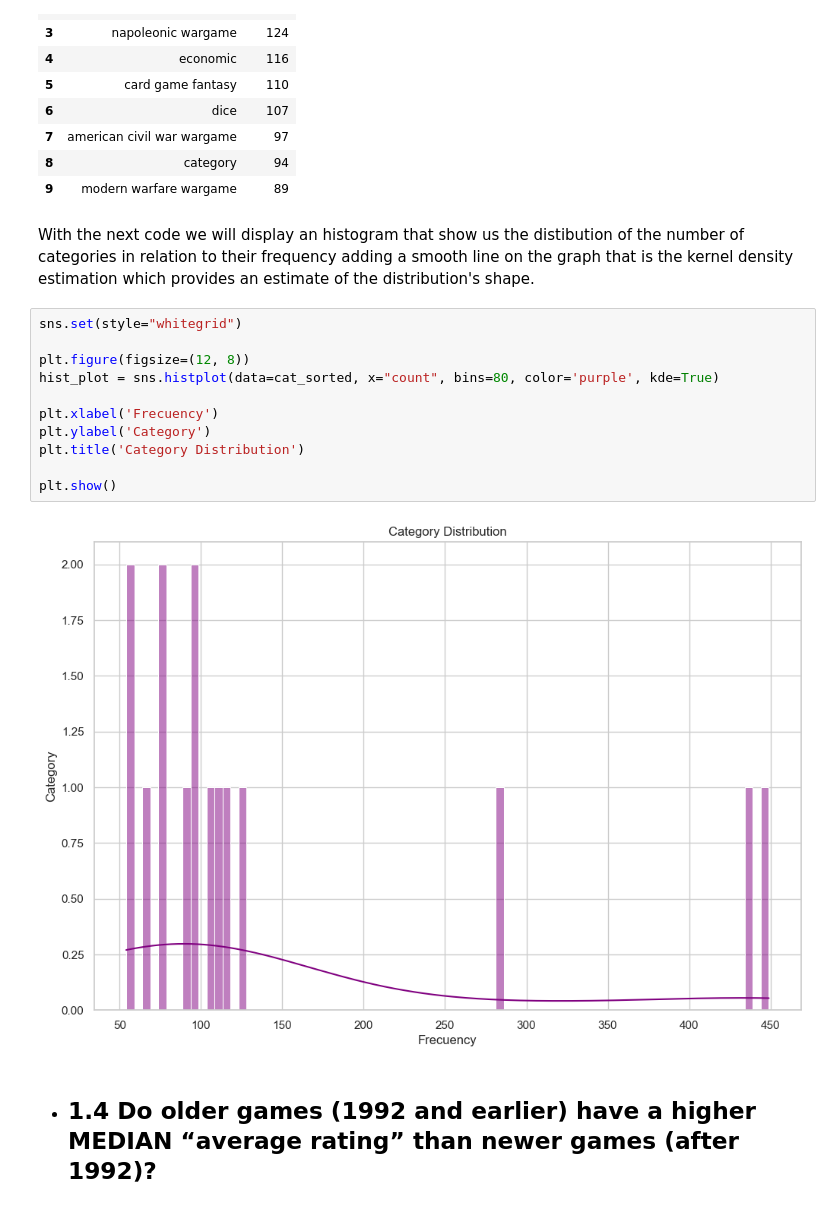
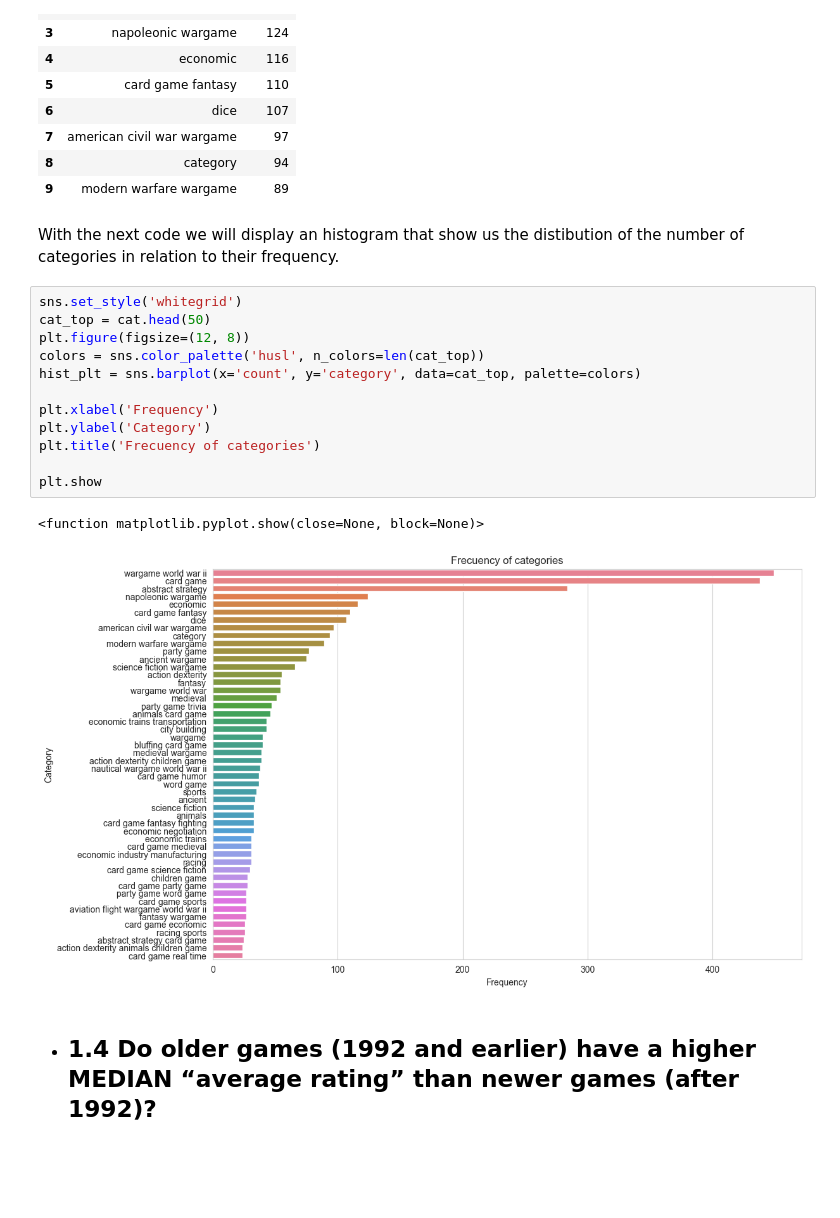
Before and after one commit to netoeca/DATA-VISUALIZATION, a Jupyter notebook: Ernesto_Castro_DVisHDip_CA1.ipynb, the cells around one changed output. Cells and saved outputs as stored; diff of their text form; blank space fills up the shorter version.

```diff
--- a/Ernesto_Castro_DVisHDip_CA1.ipynb
+++ b/Ernesto_Castro_DVisHDip_CA1.ipynb
@@ -524,20 +528,22 @@ cat.head(10)
 | 8 | category | 94 |
 | 9 | modern warfare wargame | 89 |
 # %% [markdown]
-With the next code we will display an histogram that show us the distibution of the number of categories in relation to their frequency adding a smooth line on the graph that is the kernel density estimation which provides an estimate of the distribution's shape.
+With the next code we will display an histogram that show us the distibution of the number of categories in relation to their frequency.
 # %%
-sns.set(style="whitegrid")
+sns.set_style('whitegrid')
+cat_top = cat.head(50)
+plt.figure(figsize=(12, 8))
+colors = sns.color_palette('husl', n_colors=len(cat_top))
+hist_plt = sns.barplot(x='count', y='category', data=cat_top, palette=colors)
 
-plt.figure(figsize=(12, 8))
-hist_plot = sns.histplot(data=cat_sorted, x="count", bins=80, color='purple', kde=True)
+plt.xlabel('Frequency')
+plt.ylabel('Category')
+plt.title('Frecuency of categories')
 
-plt.xlabel('Frecuency')
-plt.ylabel('Category')
-plt.title('Category Distribution')
-
-plt.show()
+plt.show
 # %% [output]
+<function matplotlib.pyplot.show(close=None, block=None)>
-[figure, old version]
+[figure, new version]
 # %% [markdown]
 - ## 1.4 Do older games (1992 and earlier) have a higher MEDIAN “average rating” than newer games (after 1992)?
 # %% [markdown]
```
Also changed, not shown: parts of 8 cells of this notebook.
